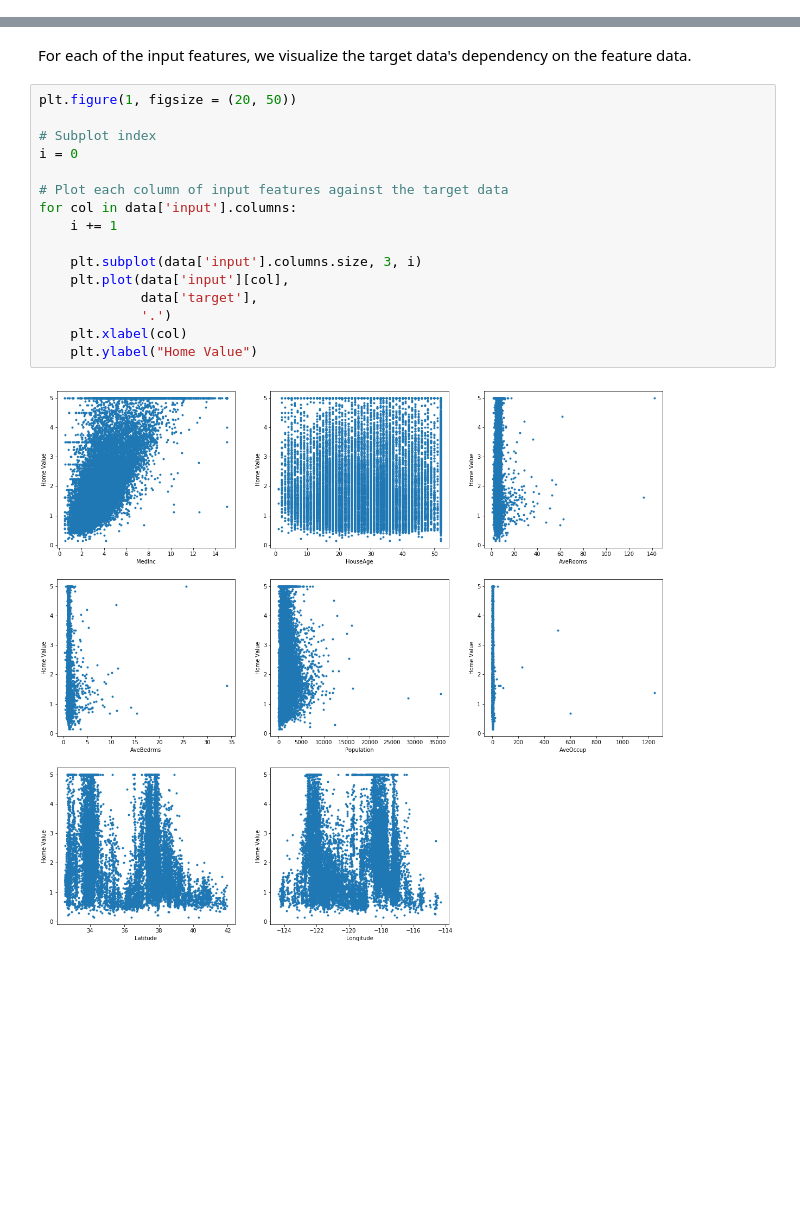
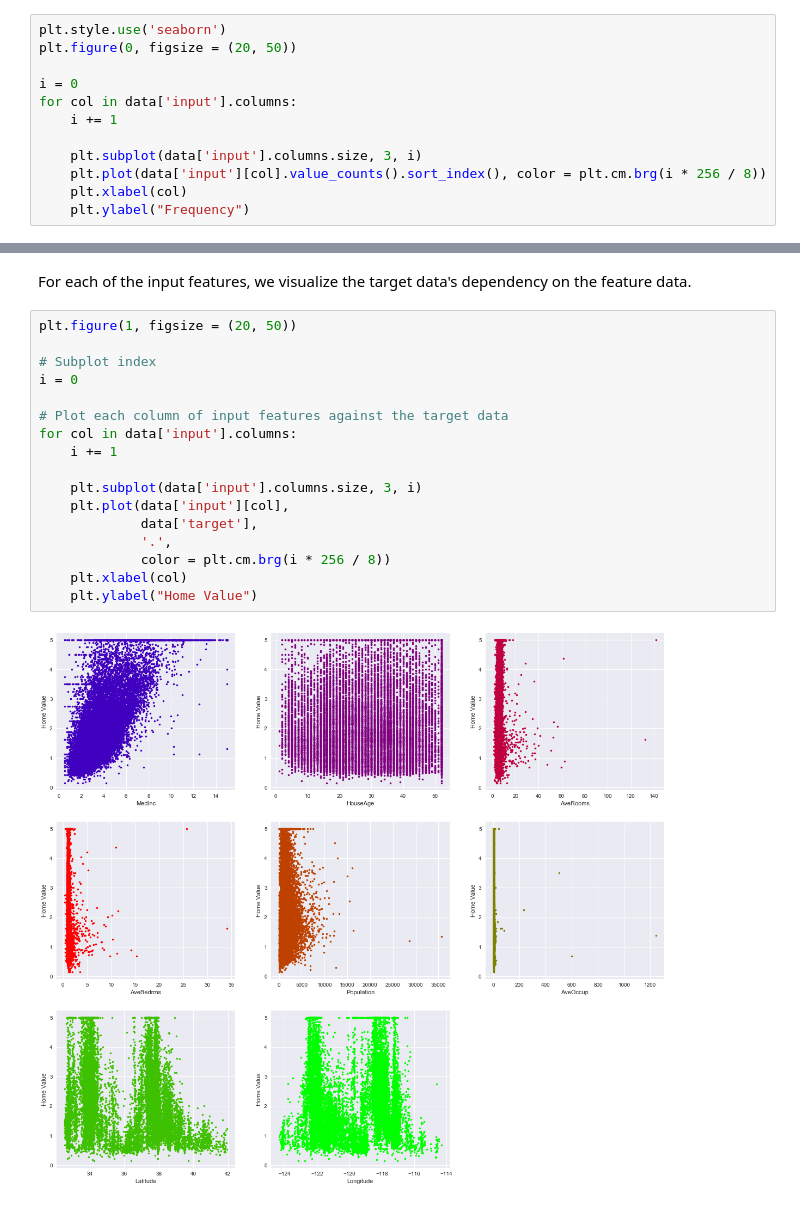
Before and after one commit to OSUScientificComputing464/project-two-colbertz2, a Jupyter notebook: part1.ipynb, the cells around one changed output, grey strips where cells are left out. Drawn from its saved outputs; the diff is of its cells as text; blank space fills up the shorter version.

Commit message:
Part 1.a complete
Got univariate distribution straightened out, it is i.e. a histogram.
Did some fancy stuff with colors, too.

```diff
--- a/part1.ipynb
+++ b/part1.ipynb
@@ -61,3 +61,15 @@ data = {
 ## a. Univariate Distribution
 # %% [markdown]
 A univariate distribution is like a histogram--it shows the frequency of values for a single variable.
+# %%
+plt.style.use('seaborn')
+plt.figure(0, figsize = (20, 50))
+
+i = 0
+for col in data['input'].columns:
+    i += 1
+
+    plt.subplot(data['input'].columns.size, 3, i)
+    plt.plot(data['input'][col].value_counts().sort_index(), color = plt.cm.brg(i * 256 / 8))
+    plt.xlabel(col)
+    plt.ylabel("Frequency")
@@ -68,18 +82,19 @@ For each of the input features, we visualize the target data's dependency on the
 # %%
 plt.figure(1, figsize = (20, 50))
 
 # Subplot index
 i = 0
 
 # Plot each column of input features against the target data
 for col in data['input'].columns:
     i += 1
 
     plt.subplot(data['input'].columns.size, 3, i)
     plt.plot(data['input'][col],
              data['target'],
-             '.')
+             '.',
+             color = plt.cm.brg(i * 256 / 8))
     plt.xlabel(col)
     plt.ylabel("Home Value")
 # %% [output]
-[figure, old version]
+[figure, new version]
```
Also changed, not shown: parts of 1 cell of this notebook.
